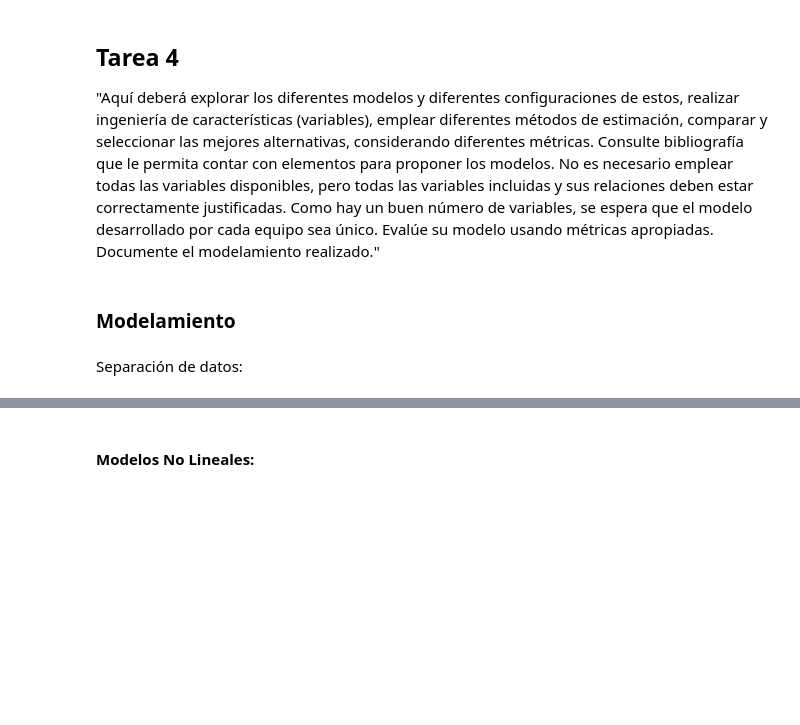
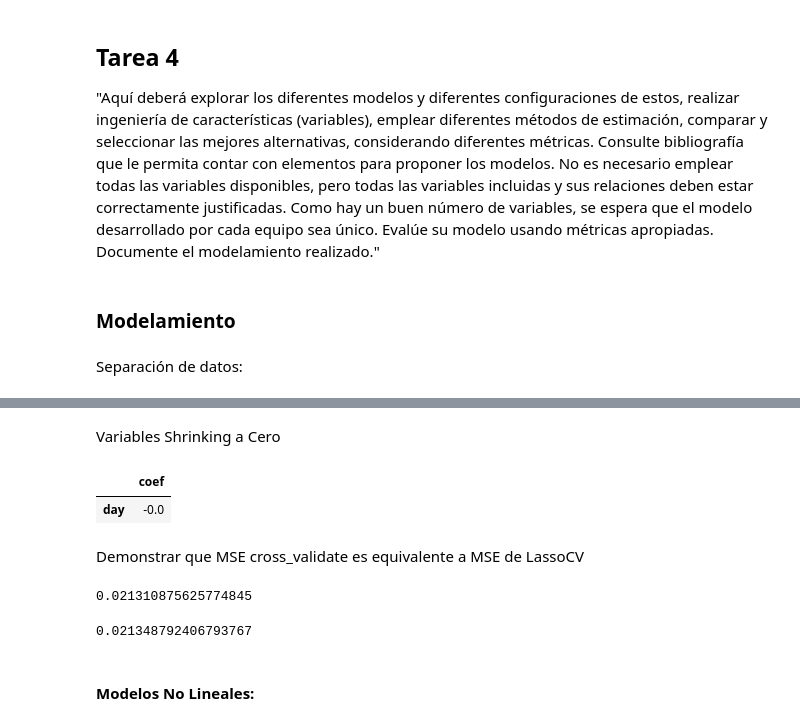
Before and after one commit to cduquee/taller-productividad-manufactura, a Jupyter notebook: codigo.ipynb, the cells around one changed output, grey strips where cells are left out. Drawn from its saved outputs; the diff is of its cells as text; code cells hidden in the pictures; blank space fills up the shorter version.

```diff
--- a/codigo.ipynb
+++ b/codigo.ipynb
@@ -718,0 +827,13 @@ R^2 Score: 0.2402
+# %% [markdown]
+Variables Shrinking a Cero
+# %%
+coef_tbl[coef_tbl['coef']==0]
+# %% [output]
+|  | coef |
+| day | -0.0 |
+# %% [markdown]
+Demonstrar que MSE cross_validate es equivalente a MSE de LassoCV
+# %%
+np.mean(lasso_cv.mse_path_[lasso_cv.alphas_ == lasso_cv.alpha_])
+# %% [output]
+0.021310875625774845
@@ -719,3 +843,7 @@ R^2 Score: 0.2402
+# %%
+-scores.mean()
+# %% [output]
+0.021348792406793767
 # %% [markdown]
 #### Modelos No Lineales:
 # %%
```
Also changed, not shown: parts of 19 cells of this notebook.
